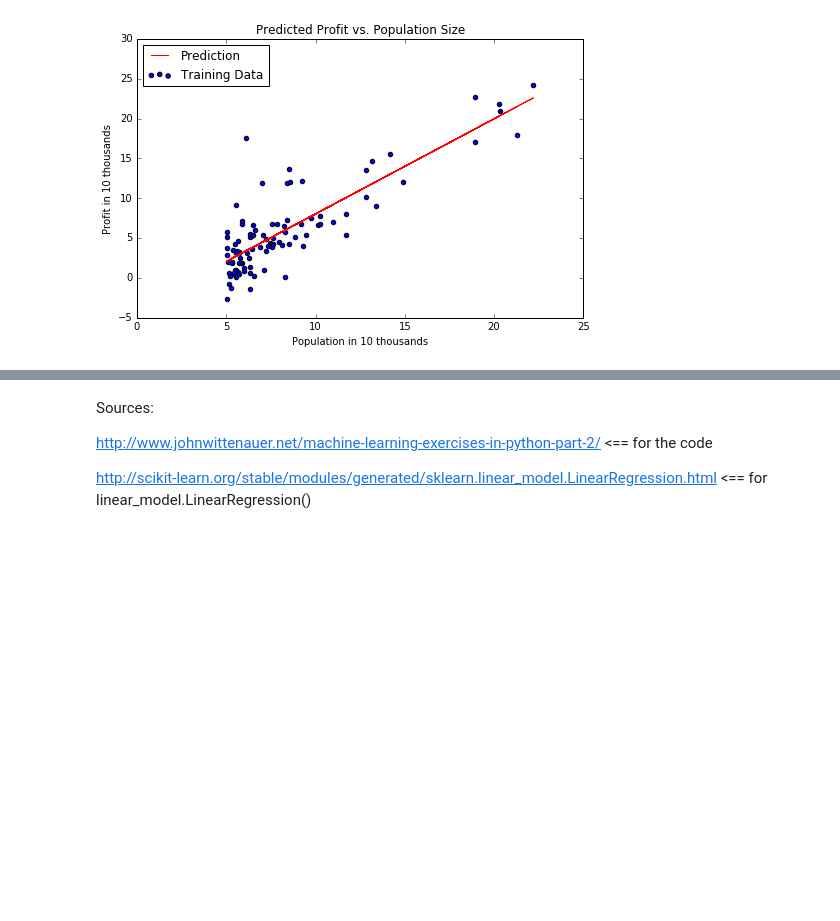
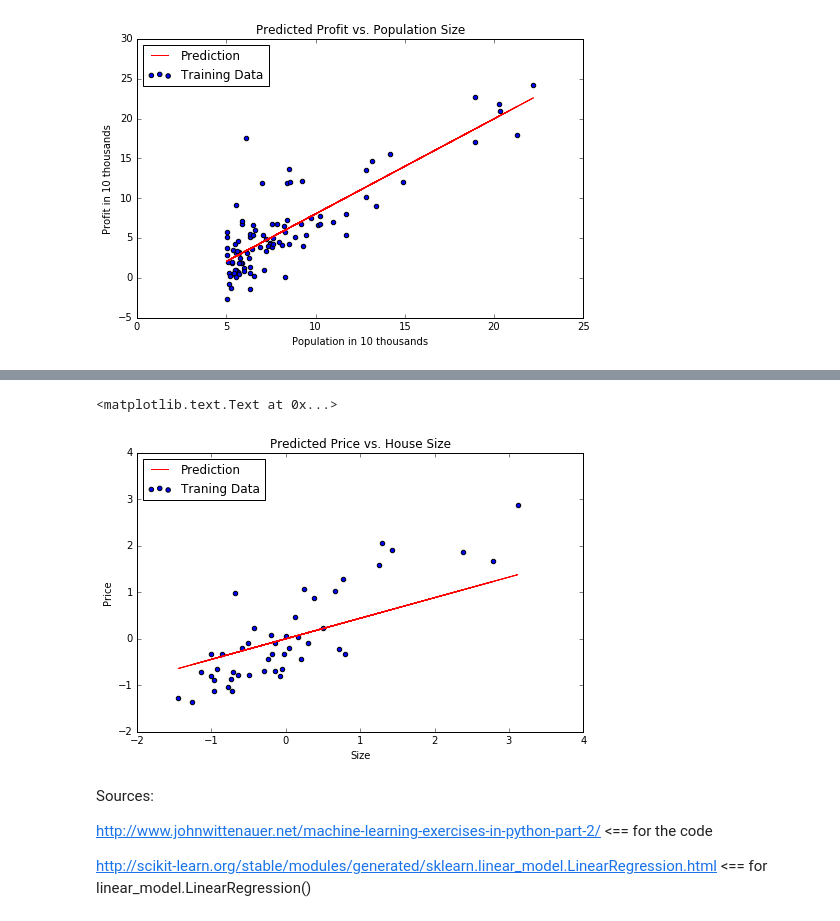
Before and after one commit to LearnedVector/Machine-Learning-with-Andrew-Ng, a Jupyter notebook: LinearRegression_ex1/Linear Regression with Scikit-learn.ipynb, the cells around one changed output, grey strips where cells are left out. Saved outputs shown, nothing was run; the diff lists cells and outputs as text; code cells hidden in the pictures; blank space fills up the shorter version.

```diff
--- a/LinearRegression_ex1/Linear Regression with Scikit-learn.ipynb
+++ b/LinearRegression_ex1/Linear Regression with Scikit-learn.ipynb
@@ -61,3 +173,20 @@ ax.set_title('Predicted Profit vs. Population Size')
+# %%
+model2Size = linear_model.LinearRegression()
+model2Size.fit(X2[:,1],y2)
+
+x2Size = np.array(X2[:,1].A1)
+f2Size = model2Bedroom.predict(X2[:,1]).flatten()
+
+fig, ax = plt.subplots(figsize=(8,5))
+ax.plot(x2Size, f2Size, 'r', label='Prediction')
+ax.scatter(data2.Size, data2.Price, label='Traning Data')
+ax.legend(loc=2)
+ax.set_xlabel('Size')
+ax.set_ylabel('Price')
+ax.set_title('Predicted Price vs. House Size')
+# %% [output]
+<matplotlib.text.Text at 0x...>
+[figure, added]
 # %% [markdown]
 Sources:
 
```
Also changed, not shown: parts of 14 cells of this notebook, 1 other file.
